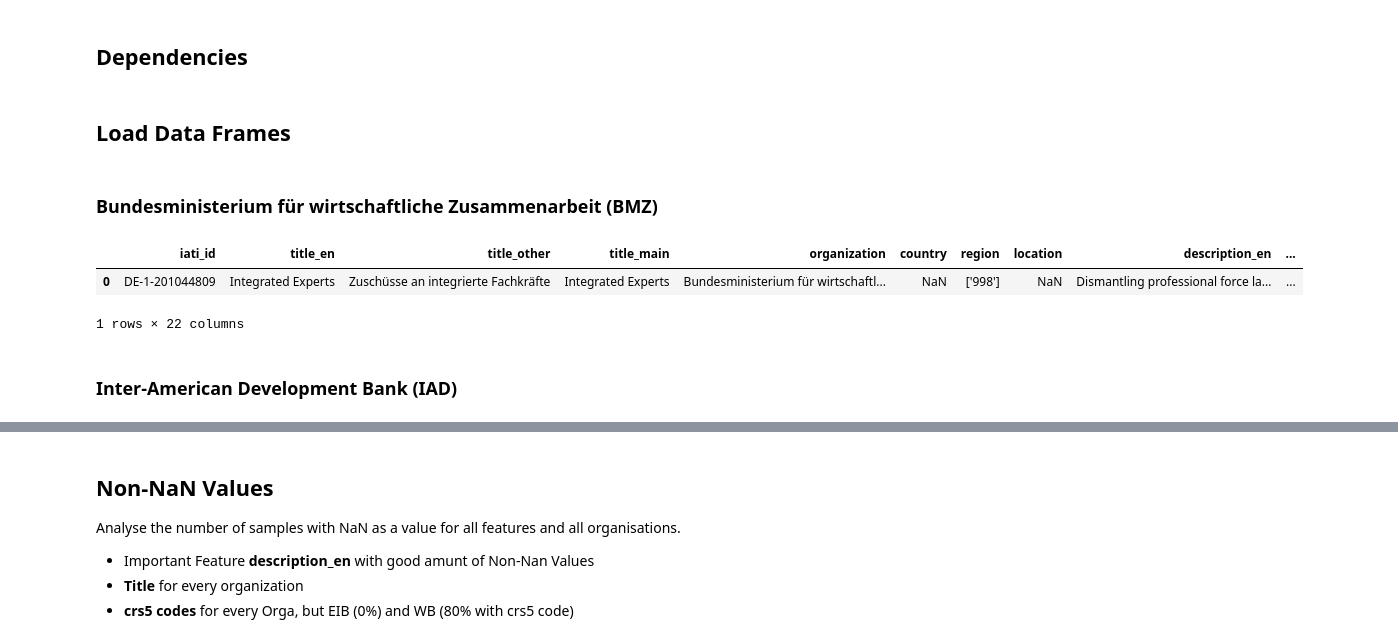
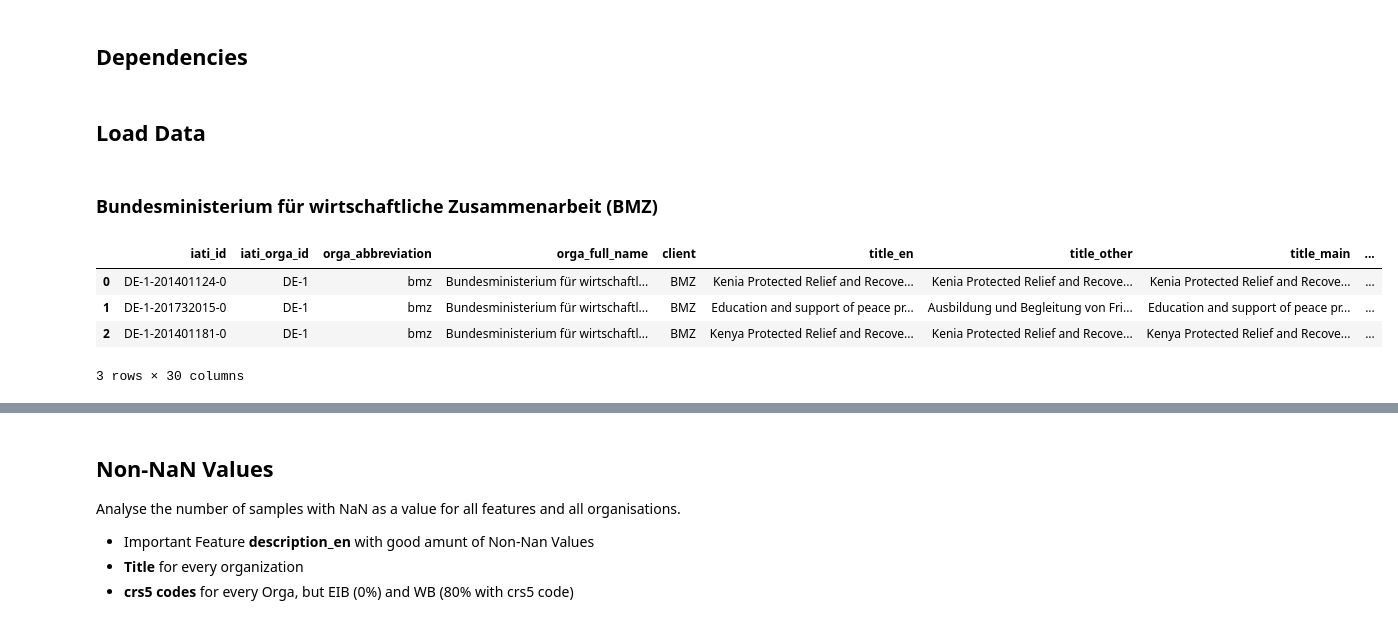
Before and after one commit to JanMuehlnikel/NLP-Development-Banks-Collaboration-Analyzer, a Jupyter notebook: data/exploreation/nan_value_checks.ipynb, the cells around one changed output, grey strips where cells are left out. Cells and saved outputs as stored; diff of their text form; code cells hidden in the pictures.

```diff
--- a/data/exploreation/nan_value_checks.ipynb
+++ b/data/exploreation/nan_value_checks.ipynb
@@ -10,15 +10,15 @@ import matplotlib.gridspec as gridspec
 import numpy as np
 from IPython.display import display, Markdown
 # %% [markdown]
-## **Load Data Frames**
+## **Load Data**
 # %% [markdown]
 ### Bundesministerium für wirtschaftliche Zusammenarbeit (BMZ)
 # %%
-bmz_df = pd.read_csv("../../src/transformed/transformed_bmz.csv")
-bmz_df.head(1)
+df = pd.read_csv("../../src/merged_orgas.csv")
+df.head(3)
 # %% [output]
-|  | iati_id | title_en | title_other | title_main | organization | country | region | location | description_en | ... |
-| 0 | DE-1-201044809 | Integrated Experts | Zuschüsse an integrierte Fachkräfte | Integrated Experts | Bundesministerium für wirtschaftl... | NaN | ['998'] | NaN | Dismantling professional force la... | ... |
+|  | iati_id | iati_orga_id | orga_abbreviation | orga_full_name | client | title_en | title_other | title_main | ... |
+| 0 | DE-1-201401124-0 | DE-1 | bmz | Bundesministerium für wirtschaftl... | BMZ | Kenia Protected Relief and Recove... | Kenia Protected Relief and Recove... | Kenia Protected Relief and Recove... | ... |
+| 1 | DE-1-201732015-0 | DE-1 | bmz | Bundesministerium für wirtschaftl... | BMZ | Education and support of peace pr... | Ausbildung und Begleitung von Fri... | Education and support of peace pr... | ... |
+| 2 | DE-1-201401181-0 | DE-1 | bmz | Bundesministerium für wirtschaftl... | BMZ | Kenya Protected Relief and Recove... | Kenia Protected Relief and Recove... | Kenya Protected Relief and Recove... | ... |
-1 rows × 22 columns
+3 rows × 30 columns
-# %% [markdown]
-### Inter-American Development Bank (IAD)
```
Also changed, not shown: parts of 26 cells of this notebook, 16 other files.
